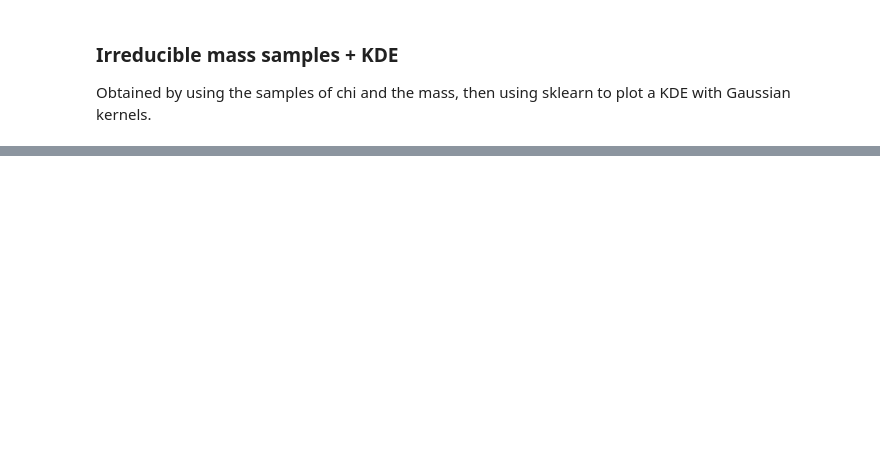
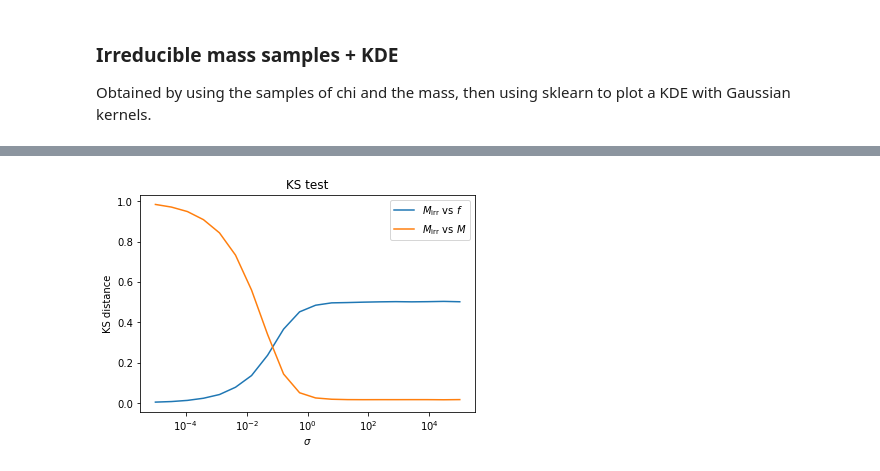
Before and after one commit to lisam10/astrostatistics_bicocca_2024, a Jupyter notebook: working/W07_BH-irrmass.ipynb, the cells around one changed output, grey strips where cells are left out. Drawn from its saved outputs; the diff is of its cells as text; code cells hidden in the pictures; blank space fills up the shorter version.

```diff
--- a/working/W07_BH-irrmass.ipynb
+++ b/working/W07_BH-irrmass.ipynb
@@ -58,0 +71,26 @@ plt.plot(m_irr, gauss_pdf)
+# %%
+chi_samples = np.random.uniform(0, 1, N)
+f_samples = get_M_irr(chi_samples, 1)
+
+mass_samples = [np.random.normal(mean, s, N) for s in sigmas]
+irr_mass_samples = [get_M_irr(chi, m) for m in mass_samples]
+
+KS_mf = [sc.ks_2samp(ims, f_samples) for ims in irr_mass_samples]
+KS_mm = [sc.ks_2samp(ims, ms) for ims, ms in zip(irr_mass_samples, mass_samples)]
+
+ksf = []
+ksm = []
+for i in range(sigmas_n):
+    ksf.append(KS_mf[i][0])
+    ksm.append(KS_mm[i][0])
+
+plt.plot(sigmas, ksf, label='$M_\mathrm{irr}$ vs $f$')
+plt.plot(sigmas, ksm, label='$M_\mathrm{irr}$ vs $M$')
+plt.xlabel('$\sigma$')
+plt.ylabel('KS distance')
+plt.title('KS test')
+plt.semilogx()
+plt.legend()
+plt.show()
+# %% [output]
+[figure, added]
```
Also changed, not shown: parts of 9 cells of this notebook.
